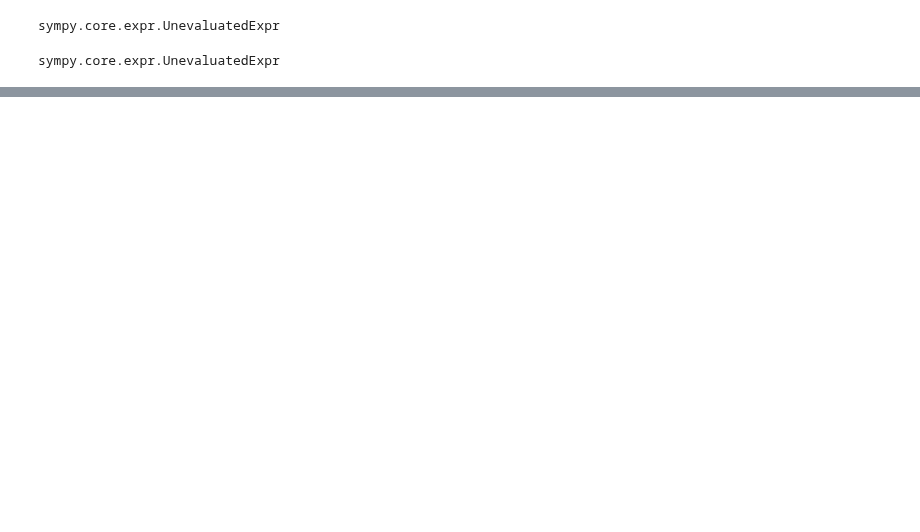
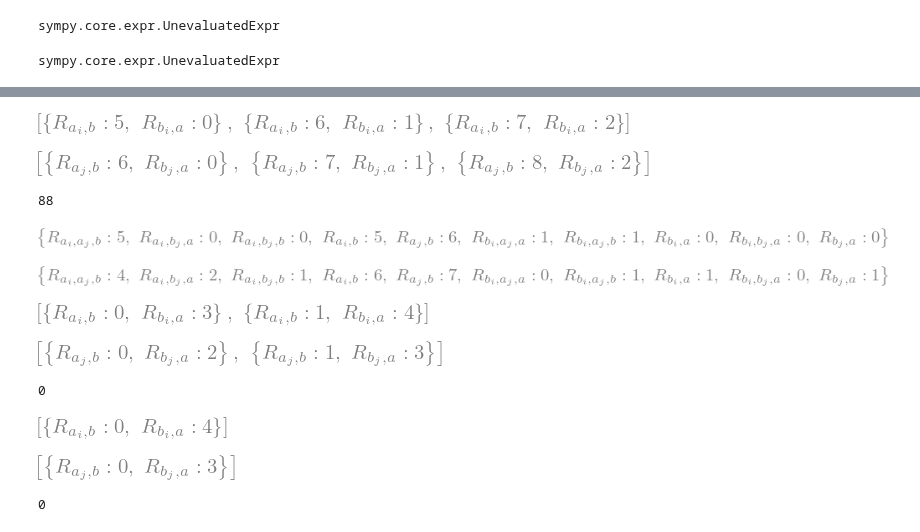
Before and after one commit to andrescorrada/IntroductionToAlgebraicEvaluation, a Jupyter notebook: python/docs/source/notebooks/AlgebraAndGeometryOfNTQR.ipynb, the cells around one changed output, grey strips where cells are left out. Cells and saved outputs as stored; diff of their text form; code cells hidden in the pictures; blank space fills up the shorter version.

```diff
--- a/python/docs/source/notebooks/AlgebraAndGeometryOfNTQR.ipynb
+++ b/python/docs/source/notebooks/AlgebraAndGeometryOfNTQR.ipynb
@@ -202,0 +261,45 @@ sympy.core.expr.UnevaluatedExpr
+# %%
+mVarieties =ntqr.evaluations.MAxiomsVarieties(labels,classifiers,synthetic_responses,(2,9),2)
+display(list(mVarieties.variety(('i',))))
+display(list(mVarieties.variety(('j',))))
+m2_points = list(mVarieties.variety(('i','j',)))
+print(len(m2_points))
+if len(m2_points) > 0:
+    display(m2_points[0])
+    display(random.choice(m2_points))
+# %% [output]
+[figure, added]
+[figure, added]
+88
+[figure, added]
+[figure, added]
+# %%
+# Some assumed points in the answer-key simplex cannot explain the test results -
+# There are no pair responses values that satisfy the M=2 axioms.
+mVarieties =ntqr.evaluations.MAxiomsVarieties(labels,classifiers,synthetic_responses,(10,1),2)
+display(list(mVarieties.variety(('i',))))
+display(list(mVarieties.variety(('j',))))
+m2_points = list(mVarieties.variety(('i','j',)))
+print(len(m2_points))
+if len(m2_points) > 0:
+    display(m2_points[0])
+    display(random.choice(m2_points))
+# %% [output]
+[figure, added]
+[figure, added]
+0
+# %%
+# Some assumed points in the answer-key simplex cannot explain the test results -
+# There are no pair responses values that satisfy the M=2 axioms.
+mVarieties =ntqr.evaluations.MAxiomsVarieties(labels,classifiers,synthetic_responses,(11,0),2)
+display(list(mVarieties.variety(('i',))))
+display(list(mVarieties.variety(('j',))))
+m2_points = list(mVarieties.variety(('i','j',)))
+print(len(m2_points))
+if len(m2_points) > 0:
+    display(m2_points[0])
+    display(random.choice(m2_points))
+# %% [output]
+[figure, added]
+[figure, added]
+0
```
Also changed, not shown: parts of 12 cells of this notebook, 1 other file.
